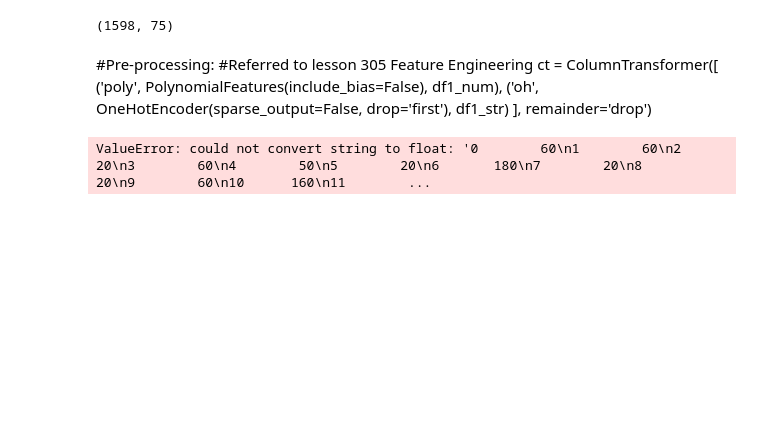
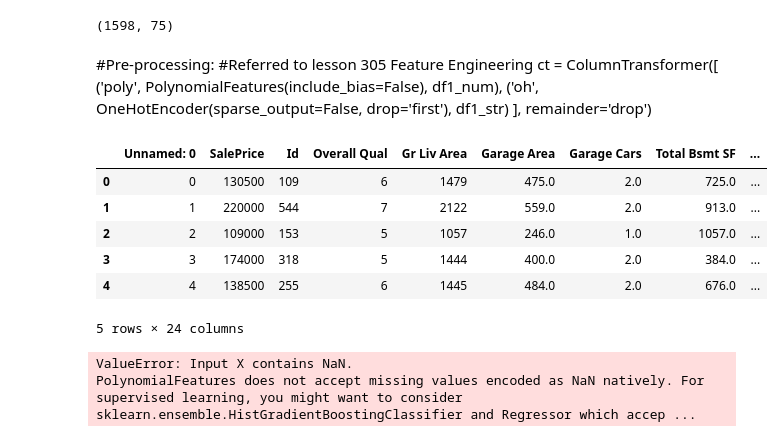
Before and after one commit to kellsweig/Predicting-Housing-Prices, a Jupyter notebook: Model Testing.ipynb, the cells around one changed output. Drawn from its saved outputs; the diff is of its cells as text; code cells hidden in the pictures; blank space fills up the shorter version.

Commit message:
need more data cleaning, model decisions

```diff
--- a/Model Testing.ipynb
+++ b/Model Testing.ipynb
@@ -75,7 +80,17 @@ ct = ColumnTransformer([
     ('oh', OneHotEncoder(sparse_output=False, drop='first'), df1_str)
 ], remainder='drop')
 # %%
-lr = LinearRegression()
-lr.fit(df1_X, df1_y)
+#lr = LinearRegression()
+#lr.fit(df1_X, df1_y)
-# %% [output]
-ValueError: could not convert string to float: '0        60\n1        60\n2        20\n3        60\n4        50\n5        20\n6       180\n7        20\n8        20\n9        60\n10      160\n11        ...
+# %%
+df5 = pd.read_csv('datasets/df5.csv')
+# %%
+df5.head()
+# %% [output]
+|  | Unnamed: 0 | SalePrice | Id | Overall Qual | Gr Liv Area | Garage Area | Garage Cars | Total Bsmt SF | ... |
+| 0 | 0 | 130500 | 109 | 6 | 1479 | 475.0 | 2.0 | 725.0 | ... |
+| 1 | 1 | 220000 | 544 | 7 | 2122 | 559.0 | 2.0 | 913.0 | ... |
+| 2 | 2 | 109000 | 153 | 5 | 1057 | 246.0 | 1.0 | 1057.0 | ... |
+| 3 | 3 | 174000 | 318 | 5 | 1444 | 400.0 | 2.0 | 384.0 | ... |
+| 4 | 4 | 138500 | 255 | 6 | 1445 | 484.0 | 2.0 | 676.0 | ... |
+5 rows × 24 columns
@@ -81,0 +107,19 @@ ValueError: could not convert string to float: '0        60\n1        60\n2
+# %%
+imputer = SimpleImputer(strategy='mean')
+X5_train_transformed = imputer.fit_transform(X5_train[df5_train_num])
+
+
+ct = ColumnTransformer([
+    ('poly', PolynomialFeatures(include_bias=False), X5_train_transformed),
+    ('scaler', StandardScaler(), X5_train_transformed),
+    ('oh', OneHotEncoder(sparse_output=False, drop='first'), df5_str)
+], remainder='passthrough')
+
+# Fit and transform the training data using the ColumnTransformer
+X5_train_transformed = ct.fit_transform(X5_train)
+
+# Transform the test data using the fitted ColumnTransformer
+X5_test_transformed = ct.transform(X5_test)
+# %% [output]
+ValueError: Input X contains NaN.
+PolynomialFeatures does not accept missing values encoded as NaN natively. For supervised learning, you might want to consider sklearn.ensemble.HistGradientBoostingClassifier and Regressor which accep ...
```
Also changed, not shown: parts of 9 cells of this notebook, 4 other files.
